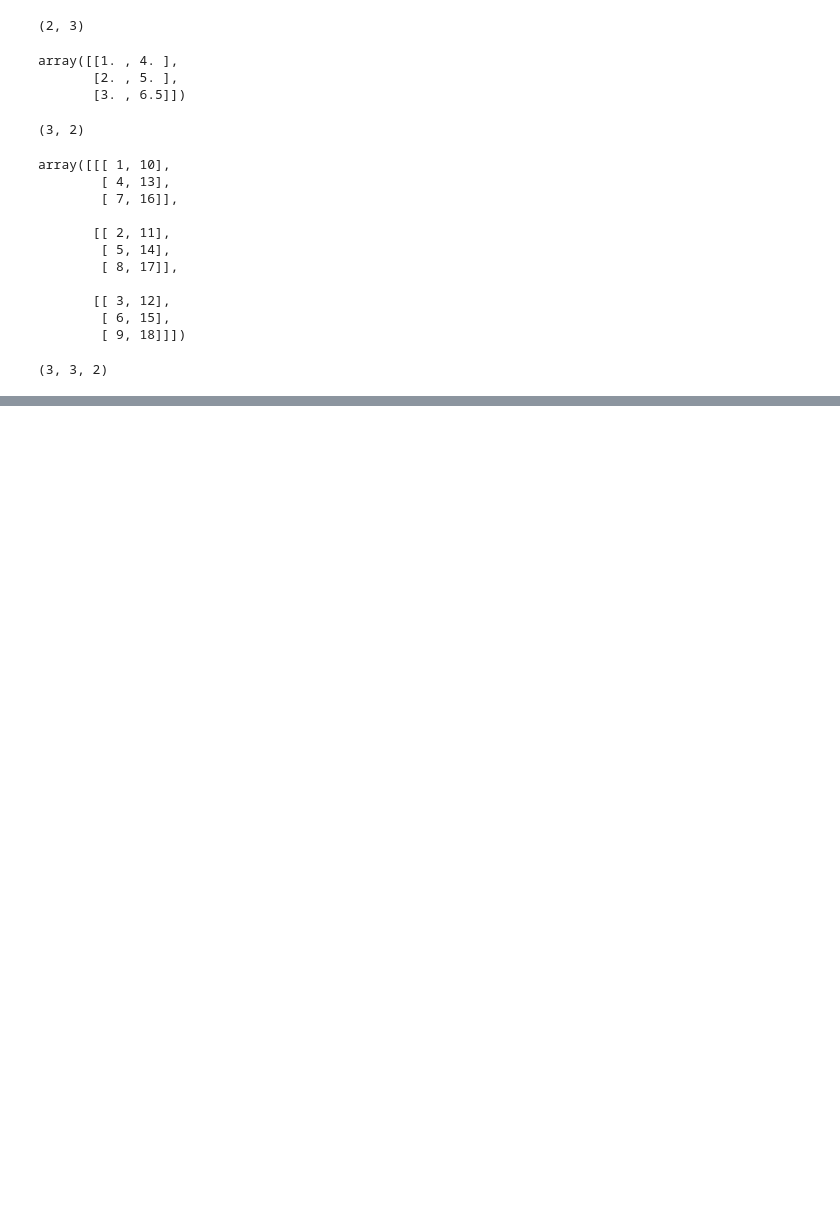
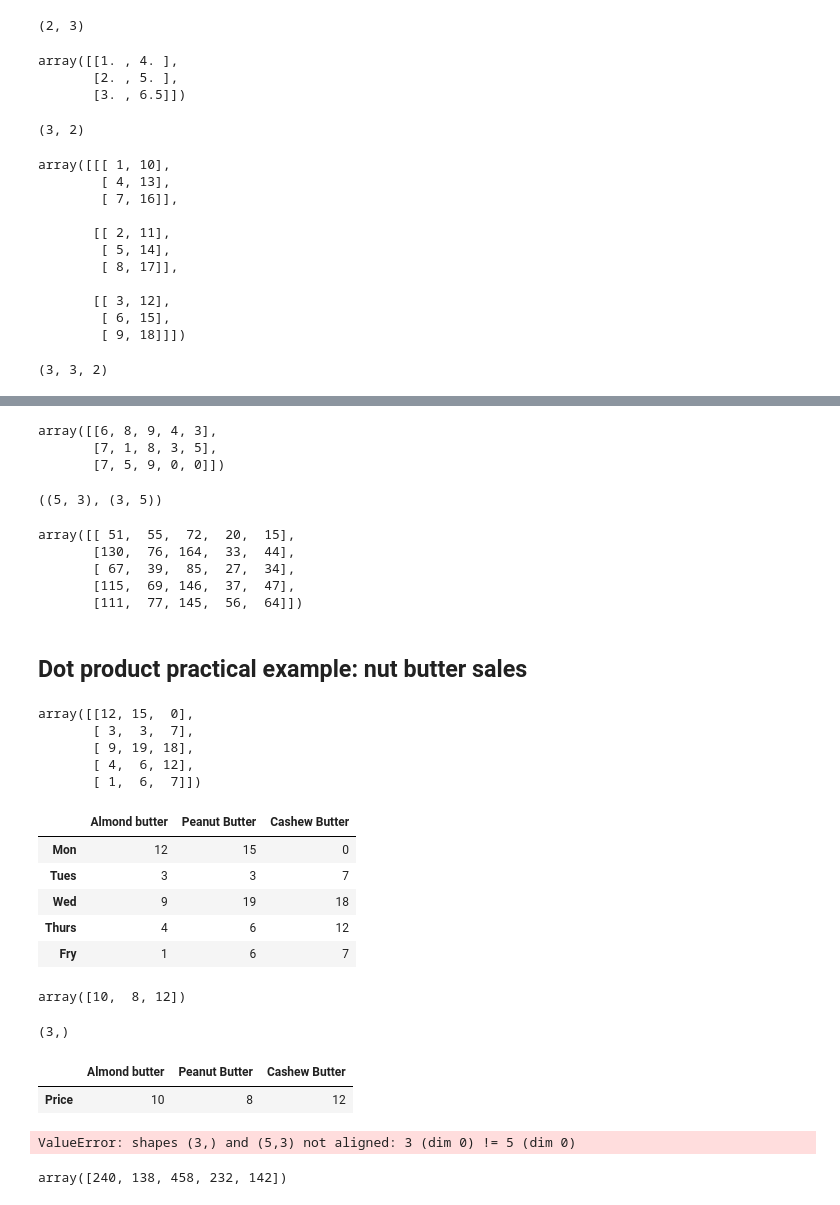
Before and after one commit to agustinruiz/machine-learning-course, a Jupyter notebook: sample_project/introduction-to-numpy.ipynb, the cells around one changed output, grey strips where cells are left out. Saved outputs shown, nothing was run; the diff lists cells and outputs as text; code cells hidden in the pictures; blank space fills up the shorter version.

```diff
--- a/sample_project/introduction-to-numpy.ipynb
+++ b/sample_project/introduction-to-numpy.ipynb
@@ -504,0 +506,77 @@ a3.T.shape
+# %%
+# Para hacer andar la multiplicacion podemos usar el traspose
+mat2.T
+# %% [output]
+array([[6, 8, 9, 4, 3],
+       [7, 1, 8, 3, 5],
+       [7, 5, 9, 0, 0]])
+# %%
+mat1.shape, mat2.T.shape
+# %% [output]
+((5, 3), (3, 5))
+# %%
+mat3 = np.dot(mat1,mat2.T)
+mat3
+# %% [output]
+array([[ 51,  55,  72,  20,  15],
+       [130,  76, 164,  33,  44],
+       [ 67,  39,  85,  27,  34],
+       [115,  69, 146,  37,  47],
+       [111,  77, 145,  56,  64]])
+# %% [markdown]
+## Dot product practical example: nut butter sales
+# %%
+np.random.seed(0)
+# Creo una matriz que representa la cantidad de ventas de 3 productos los (filas) 5 dias habiles de la semana (columnas)
+sales_amounts = np.random.randint(20,size=(5,3))
+sales_amounts
+# %% [output]
+array([[12, 15,  0],
+       [ 3,  3,  7],
+       [ 9, 19, 18],
+       [ 4,  6, 12],
+       [ 1,  6,  7]])
+# %%
+# Para representarlo graficamente uso pandas:
+weekly_sales = pd.DataFrame(sales_amounts,
+                           index=["Mon","Tues","Wed","Thurs","Fry"],
+                           columns=["Almond butter","Peanut Butter","Cashew Butter"])
+weekly_sales
+# %% [output]
+|  | Almond butter | Peanut Butter | Cashew Butter |
+| Mon | 12 | 15 | 0 |
+| Tues | 3 | 3 | 7 |
+| Wed | 9 | 19 | 18 |
+| Thurs | 4 | 6 | 12 |
+| Fry | 1 | 6 | 7 |
+# %%
+# Ahora creo el array con los precios
+prices = np.array([10,8,12])
+prices
+# %% [output]
+array([10,  8, 12])
+# %%
+prices.shape
+# %% [output]
+(3,)
+# %%
+# Create butter prices dataframe
+butter_prices = pd.DataFrame(prices.reshape((1,3)),
+                            index=["Price"],
+                            columns=["Almond butter","Peanut Butter","Cashew Butter"])
+butter_prices
+# %% [output]
+|  | Almond butter | Peanut Butter | Cashew Butter |
+| Price | 10 | 8 | 12 |
+# %%
+# Ahora quiero calcular el total ebtenido en ventas cada dia
+total_sales = prices.dot(sales_amounts)
+total_sales
+# %% [output]
+ValueError: shapes (3,) and (5,3) not aligned: 3 (dim 0) != 5 (dim 0)
+# %%
+# Shapes aren't align. Let transpose:
+total_sales = prices.dot(sales_amounts.T)
+total_sales
+# %% [output]
+array([240, 138, 458, 232, 142])
```
Also changed, not shown: parts of 30 cells of this notebook, 1 other file.
